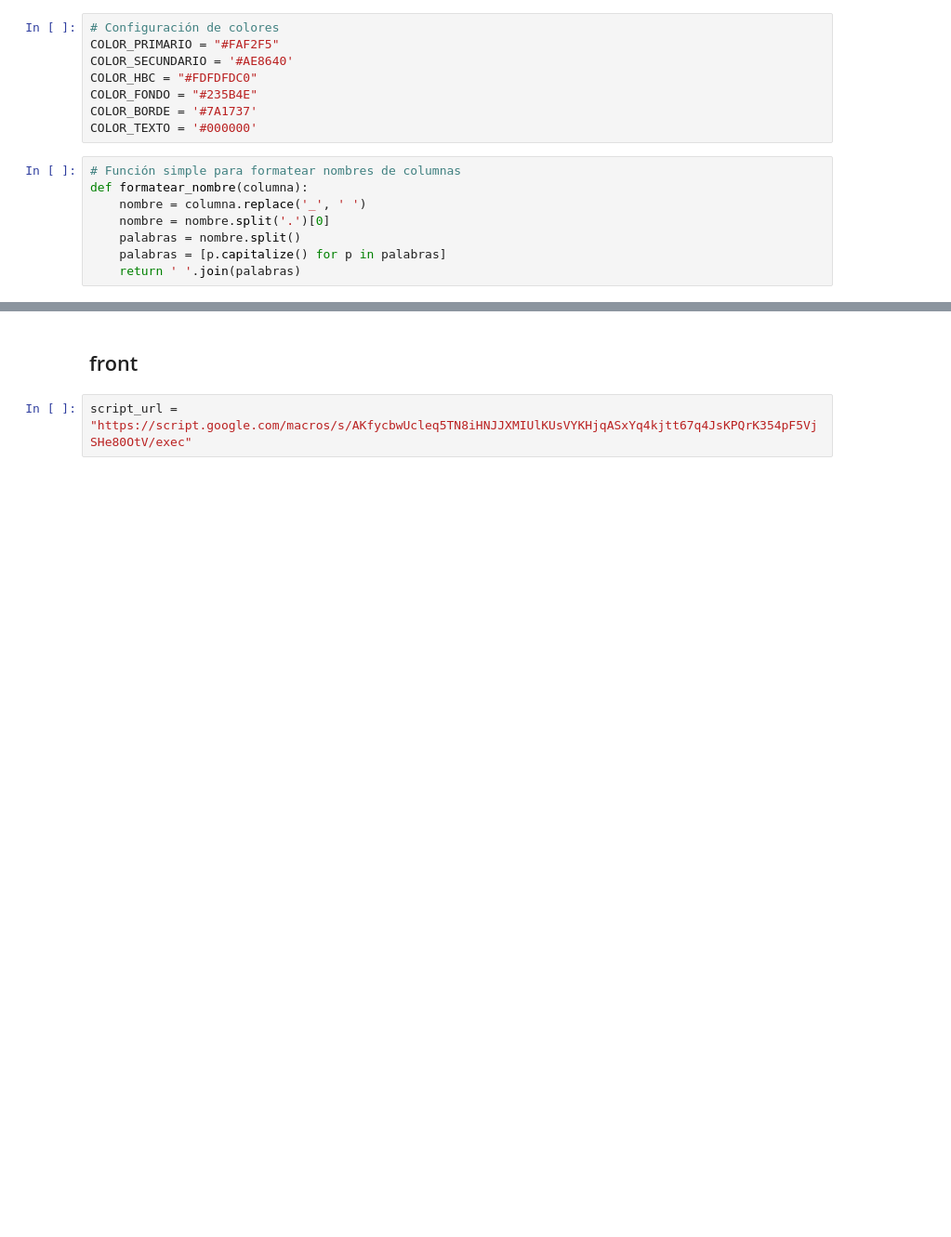
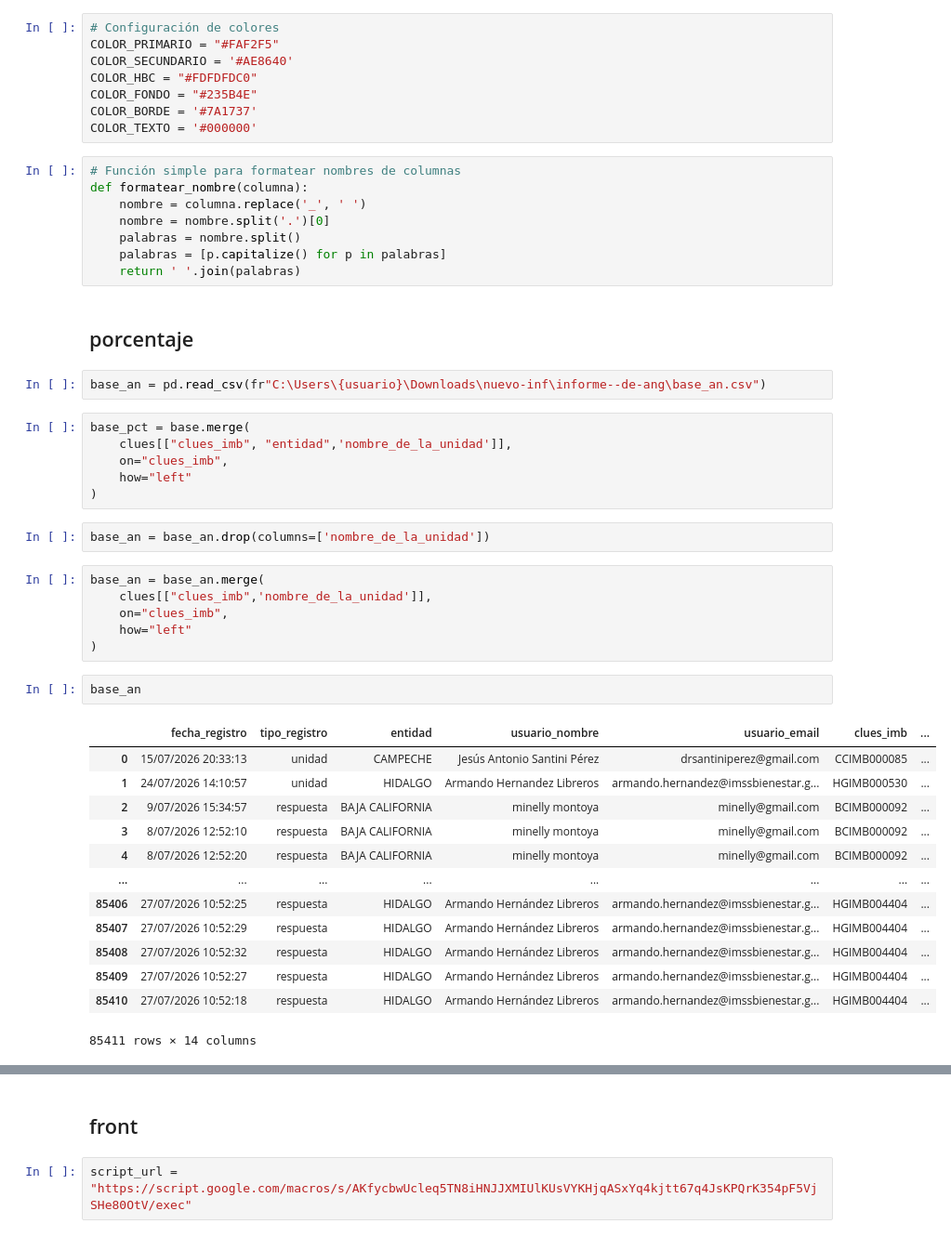
Before and after one commit to servicios-imss-b/formulario-ang, a Jupyter notebook: formu_angelesII.ipynb, the cells around one changed output, grey strips where cells are left out. Shown at 93% size. Cells and saved outputs as stored; diff of their text form; blank space fills up the shorter version.

```diff
--- a/formu_angelesII.ipynb
+++ b/formu_angelesII.ipynb
@@ -197,3 +197,37 @@ def formatear_nombre(columna):
     palabras = nombre.split()
     palabras = [p.capitalize() for p in palabras]
     return ' '.join(palabras)
+# %% [markdown]
+## porcentaje
+# %%
+base_an = pd.read_csv(fr"C:\Users\{usuario}\Downloads\nuevo-inf\informe--de-ang\base_an.csv")
+# %%
+base_pct = base.merge(
+    clues[["clues_imb", "entidad",'nombre_de_la_unidad']],
+    on="clues_imb",
+    how="left"
+)
+# %%
+base_an = base_an.drop(columns=['nombre_de_la_unidad'])
+# %%
+base_an = base_an.merge(
+    clues[["clues_imb",'nombre_de_la_unidad']],
+    on="clues_imb",
+    how="left"
+)
+# %%
+base_an
+# %% [output]
+|  | fecha_registro | tipo_registro | entidad | usuario_nombre | usuario_email | clues_imb | ... |
+| 0 | 15/07/2026 20:33:13 | unidad | CAMPECHE | Jesús Antonio Santini Pérez | drsantiniperez@gmail.com | CCIMB000085 | ... |
+| 1 | 24/07/2026 14:10:57 | unidad | HIDALGO | Armando Hernandez Libreros | armando.hernandez@imssbienestar.g... | HGIMB000530 | ... |
+| 2 | 9/07/2026 15:34:57 | respuesta | BAJA CALIFORNIA | minelly montoya | minelly@gmail.com | BCIMB000092 | ... |
+| 3 | 8/07/2026 12:52:10 | respuesta | BAJA CALIFORNIA | minelly montoya | minelly@gmail.com | BCIMB000092 | ... |
+| 4 | 8/07/2026 12:52:20 | respuesta | BAJA CALIFORNIA | minelly montoya | minelly@gmail.com | BCIMB000092 | ... |
+| ... | ... | ... | ... | ... | ... | ... | ... |
+| 85406 | 27/07/2026 10:52:25 | respuesta | HIDALGO | Armando Hernández Libreros | armando.hernandez@imssbienestar.g... | HGIMB004404 | ... |
+| 85407 | 27/07/2026 10:52:29 | respuesta | HIDALGO | Armando Hernández Libreros | armando.hernandez@imssbienestar.g... | HGIMB004404 | ... |
+| 85408 | 27/07/2026 10:52:32 | respuesta | HIDALGO | Armando Hernández Libreros | armando.hernandez@imssbienestar.g... | HGIMB004404 | ... |
+| 85409 | 27/07/2026 10:52:27 | respuesta | HIDALGO | Armando Hernández Libreros | armando.hernandez@imssbienestar.g... | HGIMB004404 | ... |
+| 85410 | 27/07/2026 10:52:18 | respuesta | HIDALGO | Armando Hernández Libreros | armando.hernandez@imssbienestar.g... | HGIMB004404 | ... |
+85411 rows × 14 columns
```
Also changed, not shown: parts of 27 cells of this notebook, 12 other files.
